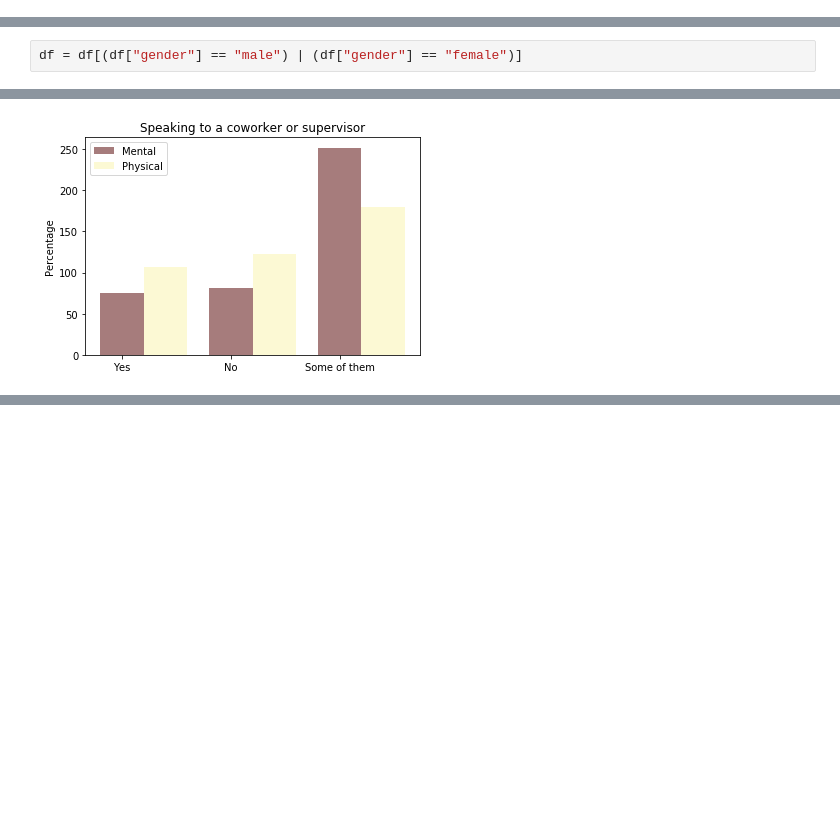
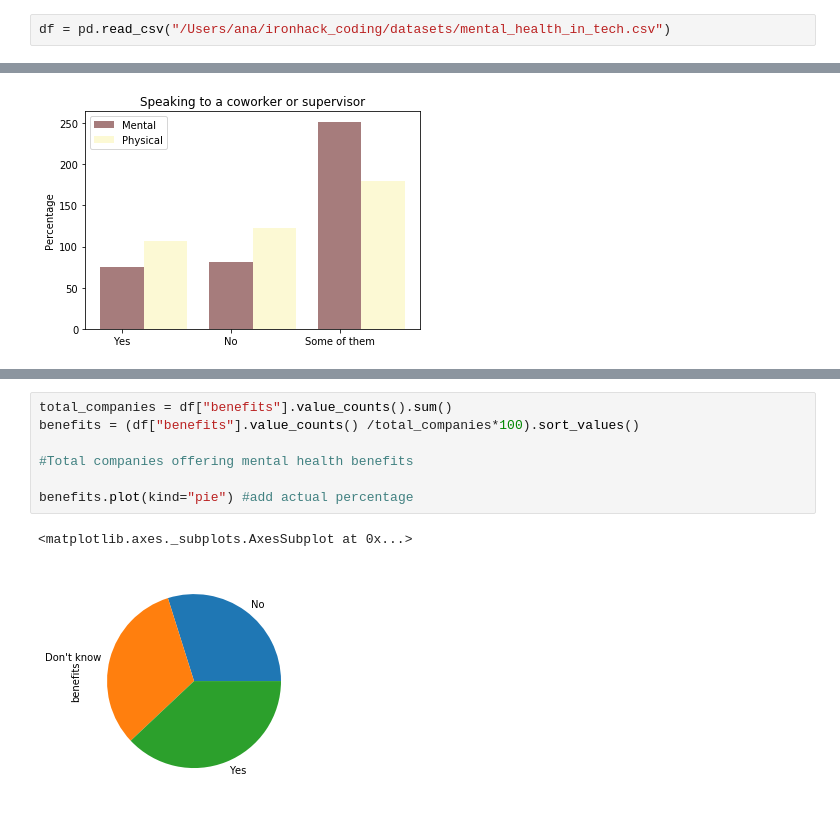
Before and after one commit to chriszapp/data-squad-32_EDA, a Jupyter notebook: tech and mental health.ipynb, the cells around one changed output, grey strips where cells are left out. Cells and saved outputs as stored; diff of their text form; blank space fills up the shorter version.

```diff
--- a/tech and mental health.ipynb
+++ b/tech and mental health.ipynb
@@ -64,0 +42,2 @@ comments: Any additional notes or comments
+# %%
+df = pd.read_csv("/Users/ana/ironhack_coding/datasets/mental_health_in_tech.csv")
@@ -278,2 +159,0 @@ def count_col(x)
-# %%
-df = df[(df["gender"] == "male") | (df["gender"] == "female")]
@@ -665,0 +480,10 @@ ax.legend()
+# %%
+total_companies = df["benefits"].value_counts().sum()
+benefits = (df["benefits"].value_counts() /total_companies*100).sort_values()
+
+#Total companies offering mental health benefits
+
+benefits.plot(kind="pie") #add actual percentage
+# %% [output]
+<matplotlib.axes._subplots.AxesSubplot at 0x...>
+[figure, added]
```
Also changed, not shown: parts of 35 cells of this notebook.
